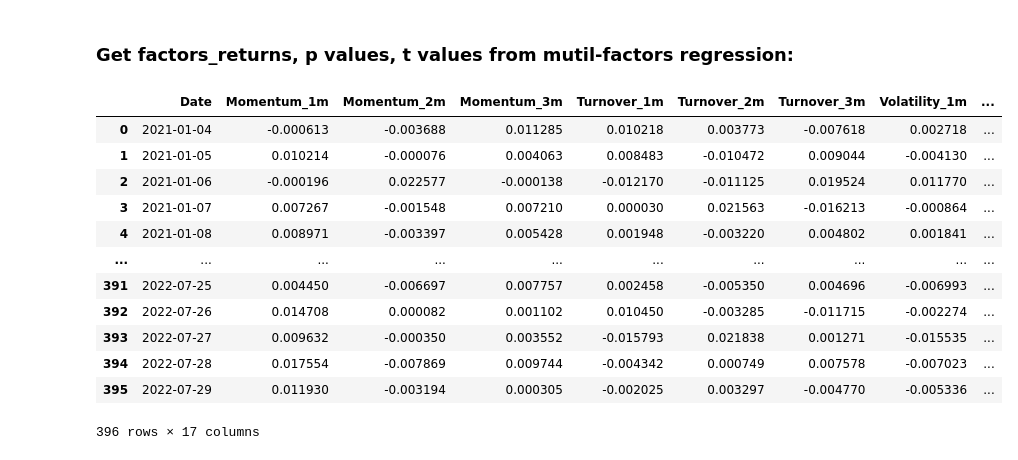
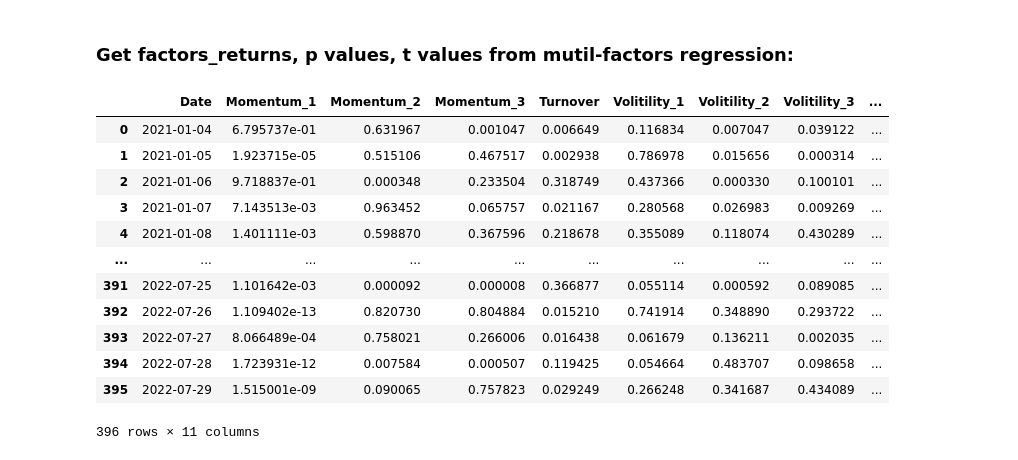
Before and after one commit to cathyw-3/DSA5205, a Jupyter notebook: model/Multi Factor.ipynb, the cells around one changed output. Drawn from its saved outputs; the diff is of its cells as text; code cells hidden in the pictures.

```diff
--- a/model/Multi Factor.ipynb
+++ b/model/Multi Factor.ipynb
@@ -11,6 +11,6 @@ from sklearn.linear_model import LinearRegression
 
 import seaborn as sns
 # %%
-factors_data = pd.read_csv('./Factors/Factors.csv')
+factors_data = pd.read_csv('../Factors/merge_Factors.csv')
 factors_data
 # %% [output]
@@ -70,8 +72,7 @@ factors_data
 | 207503 | 2022-07-29 | SKYW | 24.150000 | 0.477348 | -0.733941 | -0.807786 | 0.072380 | -0.153050 | -0.011319 | ... |
 207504 rows × 32 columns
 # %%
-factor_cols = ['Momentum_1m', 'Momentum_2m', 'Momentum_3m', 'Turnover_1m', 'Turnover_2m', 'Turnover_3m',
-               'Volatility_1m', 'Volatility_2m', 'Volatility_3m', 'std_1m', 'std_2m', 'std_3m',
-               'ROA', 'ROE', 'EP', 'BP']
+factor_cols = ["Momentum_1", "Momentum_2", "Momentum_3", "Turnover", "Volitility_1", "Volitility_2", "Volitility_3", "Financial Quality", "EP", "BP"]
+
 len(factor_cols)
 # %% [output]
@@ -220,21 +221,21 @@ factors_returns_df.insert(0,'Date',dates)
 p_values_df.insert(0,'Date',dates)
 t_values_df.insert(0,'Date',dates)
 # %%
-factors_returns_df
+p_values_df
 # %% [output]
-|  | Date | Momentum_1m | Momentum_2m | Momentum_3m | Turnover_1m | Turnover_2m | Turnover_3m | Volatility_1m | ... |
-| 0 | 2021-01-04 | -0.000613 | -0.003688 | 0.011285 | 0.010218 | 0.003773 | -0.007618 | 0.002718 | ... |
-| 1 | 2021-01-05 | 0.010214 | -0.000076 | 0.004063 | 0.008483 | -0.010472 | 0.009044 | -0.004130 | ... |
-| 2 | 2021-01-06 | -0.000196 | 0.022577 | -0.000138 | -0.012170 | -0.011125 | 0.019524 | 0.011770 | ... |
-| 3 | 2021-01-07 | 0.007267 | -0.001548 | 0.007210 | 0.000030 | 0.021563 | -0.016213 | -0.000864 | ... |
-| 4 | 2021-01-08 | 0.008971 | -0.003397 | 0.005428 | 0.001948 | -0.003220 | 0.004802 | 0.001841 | ... |
+|  | Date | Momentum_1 | Momentum_2 | Momentum_3 | Turnover | Volitility_1 | Volitility_2 | Volitility_3 | ... |
+| 0 | 2021-01-04 | 6.795737e-01 | 0.631967 | 0.001047 | 0.006649 | 0.116834 | 0.007047 | 0.039122 | ... |
+| 1 | 2021-01-05 | 1.923715e-05 | 0.515106 | 0.467517 | 0.002938 | 0.786978 | 0.015656 | 0.000314 | ... |
+| 2 | 2021-01-06 | 9.718837e-01 | 0.000348 | 0.233504 | 0.318749 | 0.437366 | 0.000330 | 0.100101 | ... |
+| 3 | 2021-01-07 | 7.143513e-03 | 0.963452 | 0.065757 | 0.021167 | 0.280568 | 0.026983 | 0.009269 | ... |
+| 4 | 2021-01-08 | 1.401111e-03 | 0.598870 | 0.367596 | 0.218678 | 0.355089 | 0.118074 | 0.430289 | ... |
 | ... | ... | ... | ... | ... | ... | ... | ... | ... | ... |
-| 391 | 2022-07-25 | 0.004450 | -0.006697 | 0.007757 | 0.002458 | -0.005350 | 0.004696 | -0.006993 | ... |
-| 392 | 2022-07-26 | 0.014708 | 0.000082 | 0.001102 | 0.010450 | -0.003285 | -0.011715 | -0.002274 | ... |
-| 393 | 2022-07-27 | 0.009632 | -0.000350 | 0.003552 | -0.015793 | 0.021838 | 0.001271 | -0.015535 | ... |
-| 394 | 2022-07-28 | 0.017554 | -0.007869 | 0.009744 | -0.004342 | 0.000749 | 0.007578 | -0.007023 | ... |
-| 395 | 2022-07-29 | 0.011930 | -0.003194 | 0.000305 | -0.002025 | 0.003297 | -0.004770 | -0.005336 | ... |
+| 391 | 2022-07-25 | 1.101642e-03 | 0.000092 | 0.000008 | 0.366877 | 0.055114 | 0.000592 | 0.089085 | ... |
+| 392 | 2022-07-26 | 1.109402e-13 | 0.820730 | 0.804884 | 0.015210 | 0.741914 | 0.348890 | 0.293722 | ... |
+| 393 | 2022-07-27 | 8.066489e-04 | 0.758021 | 0.266006 | 0.016438 | 0.061679 | 0.136211 | 0.002035 | ... |
+| 394 | 2022-07-28 | 1.723931e-12 | 0.007584 | 0.000507 | 0.119425 | 0.054664 | 0.483707 | 0.098658 | ... |
+| 395 | 2022-07-29 | 1.515001e-09 | 0.090065 | 0.757823 | 0.029249 | 0.266248 | 0.341687 | 0.434089 | ... |
-396 rows × 17 columns
+396 rows × 11 columns
 # %%
 factors_returns_df.to_csv("../Analysis/factors_returns_multi.csv", index=False)
 p_values_df.to_csv("../Analysis/p_values_multi.csv", index=False)
```
Also changed, not shown: parts of 5 cells of this notebook, 6 other files.
